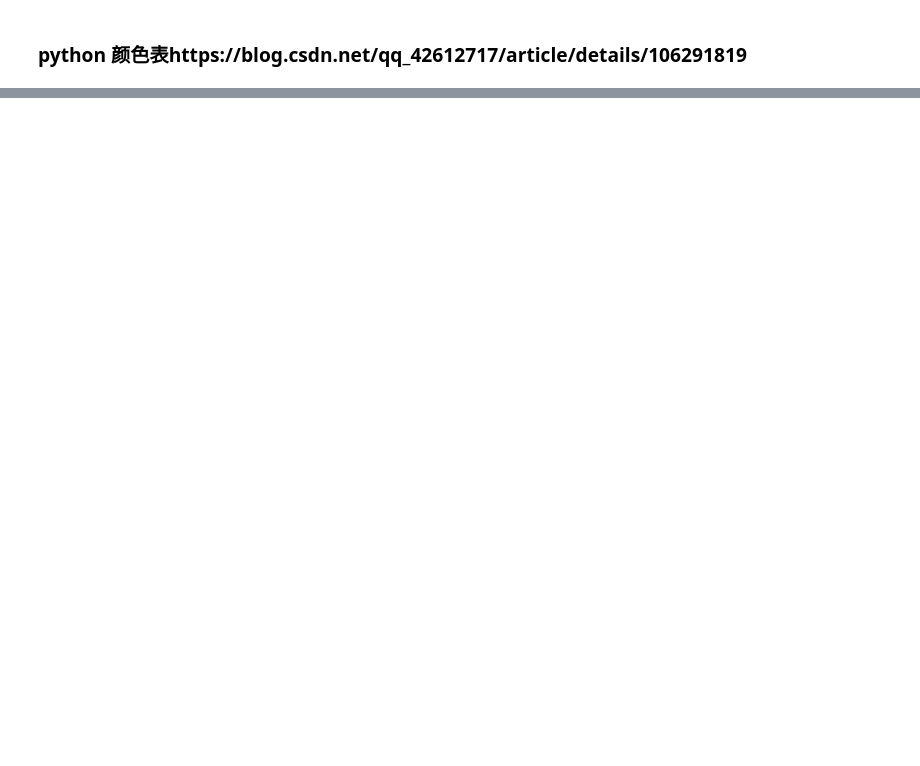
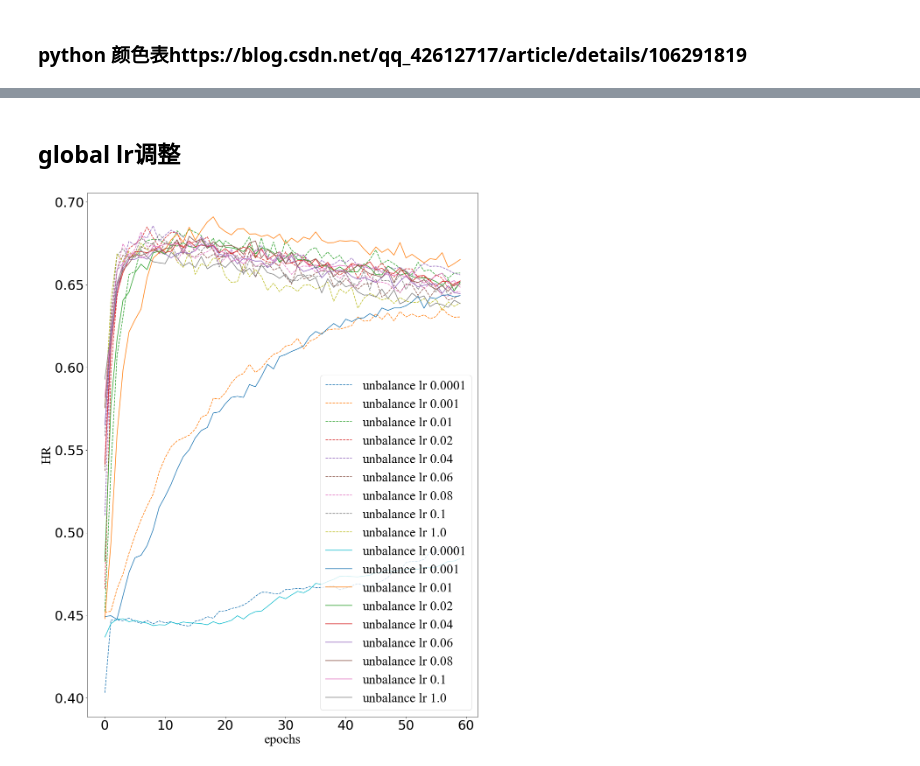
Before and after one commit to samkam777/pFed, a Jupyter notebook: visulization.ipynb, the cells around one changed output, grey strips where cells are left out. Cells and saved outputs as stored; diff of their text form; code cells hidden in the pictures; blank space fills up the shorter version.

```diff
--- a/visulization.ipynb
+++ b/visulization.ipynb
@@ -616,0 +183,61 @@ plt.savefig(r"./result/compare/user_5_differen_lr_NDCG")
+# %% [markdown]
+## global lr调整
+# %%
+unbalance_lr_0_0001_HR = process_privacy_data(r"./2021-09-23-09-55-15/_balance_False_user_5_DP_False_algorithm_pFedMe_GlobalLr_0.0001_PersonalLr_0.01_lamda_0.0001_loss_reduction_mean_/logs/server/total_test_HR/total_test_HR.txt")
+balance_lr_0_0001_HR = process_privacy_data(r"./2021-09-23-09-55-15/_balance_True_user_5_DP_False_algorithm_pFedMe_GlobalLr_0.0001_PersonalLr_0.01_lamda_0.0001_loss_reduction_mean_/logs/server/total_test_HR/total_test_HR.txt")
+unbalance_lr_0_001_HR = process_privacy_data(r"./2021-09-23-09-55-15/_balance_False_user_5_DP_False_algorithm_pFedMe_GlobalLr_0.001_PersonalLr_0.01_lamda_0.0001_loss_reduction_mean_/logs/server/total_test_HR/total_test_HR.txt")
+balance_lr_0_001_HR = process_privacy_data(r"./2021-09-23-09-55-15/_balance_True_user_5_DP_False_algorithm_pFedMe_GlobalLr_0.001_PersonalLr_0.01_lamda_0.0001_loss_reduction_mean_/logs/server/total_test_HR/total_test_HR.txt")
+unbalance_lr_0_01_HR = process_privacy_data(r"./2021-09-23-09-55-15/_balance_False_user_5_DP_False_algorithm_pFedMe_GlobalLr_0.01_PersonalLr_0.01_lamda_0.0001_loss_reduction_mean_/logs/server/total_test_HR/total_test_HR.txt")
+balance_lr_0_01_HR = process_privacy_data(r"./2021-09-23-09-55-15/_balance_True_user_5_DP_False_algorithm_pFedMe_GlobalLr_0.01_PersonalLr_0.01_lamda_0.0001_loss_reduction_mean_/logs/server/total_test_HR/total_test_HR.txt")
+unbalance_lr_0_02_HR = process_privacy_data(r"./2021-09-23-09-55-15/_balance_False_user_5_DP_False_algorithm_pFedMe_GlobalLr_0.02_PersonalLr_0.01_lamda_0.0001_loss_reduction_mean_/logs/server/total_test_HR/total_test_HR.txt")
+balance_lr_0_02_HR = process_privacy_data(r"./2021-09-23-09-55-15/_balance_True_user_5_DP_False_algorithm_pFedMe_GlobalLr_0.02_PersonalLr_0.01_lamda_0.0001_loss_reduction_mean_/logs/server/total_test_HR/total_test_HR.txt")
+unbalance_lr_0_04_HR = process_privacy_data(r"./2021-09-23-09-55-15/_balance_False_user_5_DP_False_algorithm_pFedMe_GlobalLr_0.04_PersonalLr_0.01_lamda_0.0001_loss_reduction_mean_/logs/server/total_test_HR/total_test_HR.txt")
+balance_lr_0_04_HR = process_privacy_data(r"./2021-09-23-09-55-15/_balance_True_user_5_DP_False_algorithm_pFedMe_GlobalLr_0.04_PersonalLr_0.01_lamda_0.0001_loss_reduction_mean_/logs/server/total_test_HR/total_test_HR.txt")
+unbalance_lr_0_06_HR = process_privacy_data(r"./2021-09-23-09-55-15/_balance_False_user_5_DP_False_algorithm_pFedMe_GlobalLr_0.06_PersonalLr_0.01_lamda_0.0001_loss_reduction_mean_/logs/server/total_test_HR/total_test_HR.txt")
+balance_lr_0_06_HR = process_privacy_data(r"./2021-09-23-09-55-15/_balance_True_user_5_DP_False_algorithm_pFedMe_GlobalLr_0.06_PersonalLr_0.01_lamda_0.0001_loss_reduction_mean_/logs/server/total_test_HR/total_test_HR.txt")
+unbalance_lr_0_08_HR = process_privacy_data(r"./2021-09-23-09-55-15/_balance_False_user_5_DP_False_algorithm_pFedMe_GlobalLr_0.08_PersonalLr_0.01_lamda_0.0001_loss_reduction_mean_/logs/server/total_test_HR/total_test_HR.txt")
+balance_lr_0_08_HR = process_privacy_data(r"./2021-09-23-09-55-15/_balance_True_user_5_DP_False_algorithm_pFedMe_GlobalLr_0.08_PersonalLr_0.01_lamda_0.0001_loss_reduction_mean_/logs/server/total_test_HR/total_test_HR.txt")
+unbalance_lr_0_1_HR = process_privacy_data(r"./2021-09-23-09-55-15/_balance_False_user_5_DP_False_algorithm_pFedMe_GlobalLr_0.1_PersonalLr_0.01_lamda_0.0001_loss_reduction_mean_/logs/server/total_test_HR/total_test_HR.txt")
+balance_lr_0_1_HR = process_privacy_data(r"./2021-09-23-09-55-15/_balance_True_user_5_DP_False_algorithm_pFedMe_GlobalLr_0.1_PersonalLr_0.01_lamda_0.0001_loss_reduction_mean_/logs/server/total_test_HR/total_test_HR.txt")
+unbalance_lr_1_HR = process_privacy_data(r"./2021-09-23-09-55-15/_balance_False_user_5_DP_False_algorithm_pFedMe_GlobalLr_1.0_PersonalLr_0.01_lamda_0.0001_loss_reduction_mean_/logs/server/total_test_HR/total_test_HR.txt")
+balance_lr_1_HR = process_privacy_data(r"./2021-09-23-09-55-15/_balance_True_user_5_DP_False_algorithm_pFedMe_GlobalLr_1.0_PersonalLr_0.01_lamda_0.0001_loss_reduction_mean_/logs/server/total_test_HR/total_test_HR.txt")
+
+
+epochs = [x for x in range(0, 60, 1)]
+
+plt.plot(epochs, unbalance_lr_0_0001_HR, '--', label='unbalance lr 0.0001')
+plt.plot(epochs, unbalance_lr_0_001_HR, '--', label='unbalance lr 0.001')
+plt.plot(epochs, unbalance_lr_0_01_HR, '--', label='unbalance lr 0.01')
+plt.plot(epochs, unbalance_lr_0_02_HR, '--', label='unbalance lr 0.02')
+plt.plot(epochs, unbalance_lr_0_04_HR, '--', label='unbalance lr 0.04')
+plt.plot(epochs, unbalance_lr_0_06_HR, '--', label='unbalance lr 0.06')
+plt.plot(epochs, unbalance_lr_0_08_HR, '--', label='unbalance lr 0.08')
+plt.plot(epochs, unbalance_lr_0_1_HR, '--', label='unbalance lr 0.1')
+plt.plot(epochs, unbalance_lr_1_HR, '--', label='unbalance lr 1.0')
+
+plt.plot(epochs, balance_lr_0_0001_HR, '-', label='unbalance lr 0.0001')
+plt.plot(epochs, balance_lr_0_001_HR, '-', label='unbalance lr 0.001')
+plt.plot(epochs, balance_lr_0_01_HR, '-', label='unbalance lr 0.01')
+plt.plot(epochs, balance_lr_0_02_HR, '-', label='unbalance lr 0.02')
+plt.plot(epochs, balance_lr_0_04_HR, '-', label='unbalance lr 0.04')
+plt.plot(epochs, balance_lr_0_06_HR, '-', label='unbalance lr 0.06')
+plt.plot(epochs, balance_lr_0_08_HR, '-', label='unbalance lr 0.08')
+plt.plot(epochs, balance_lr_0_1_HR, '-', label='unbalance lr 0.1')
+plt.plot(epochs, balance_lr_1_HR, '-', label='unbalance lr 1.0')
+
+font1 = {'family' : 'Times New Roman',
+'weight' : 'normal',
+'size'   : 30,
+}
+
+plt.tick_params(labelsize=30)
+plt.legend(prop=font1)
+plt.xlabel('epochs', font1)
+plt.ylabel('HR', font1)
+# plt.title('FedAvg unbalance data')
+
+fig = matplotlib.pyplot.gcf()
+fig.set_size_inches(16, 22)
+plt.savefig(r"./result/pFed_lr/lr_balance_unbalance_HR")
+# %% [output]
+[figure, added]
```
Also changed, not shown: parts of 44 cells of this notebook, 8 other files.
